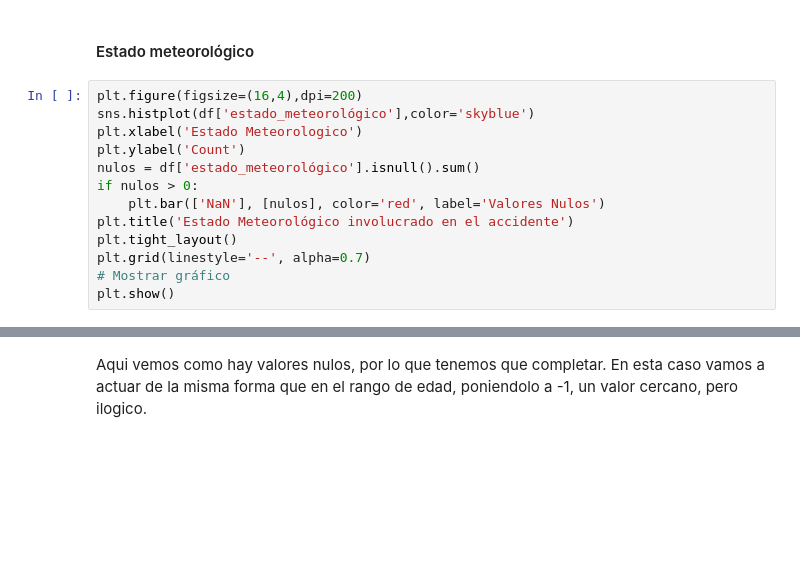
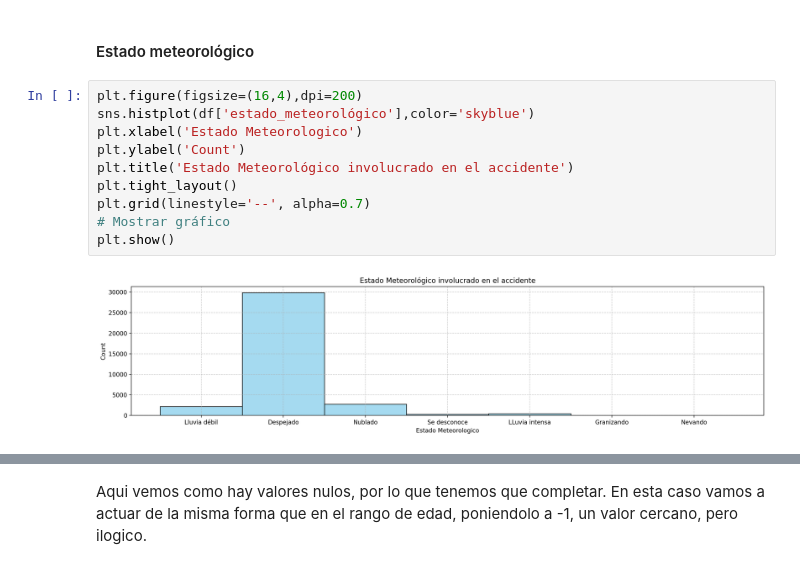
Before and after one commit to AndreesBenitoo/Practica_noSupervisado_Andres_Pedro, a Jupyter notebook: 1_jerarquico.ipynb, the cells around one changed output, grey strips where cells are left out. Drawn from its saved outputs; the diff is of its cells as text; blank space fills up the shorter version.

```diff
--- a/1_jerarquico.ipynb
+++ b/1_jerarquico.ipynb
@@ -362,15 +503,14 @@ Explicación: Para simplificar y transformar esta columna, debido a que estaba d
 # %%
 plt.figure(figsize=(16,4),dpi=200)
 sns.histplot(df['estado_meteorológico'],color='skyblue')
 plt.xlabel('Estado Meteorologico')
 plt.ylabel('Count')
-nulos = df['estado_meteorológico'].isnull().sum()
-if nulos > 0:
-    plt.bar(['NaN'], [nulos], color='red', label='Valores Nulos')
 plt.title('Estado Meteorológico involucrado en el accidente')
 plt.tight_layout()
 plt.grid(linestyle='--', alpha=0.7)
 # Mostrar gráfico
 plt.show()
+# %% [output]
+[figure, added]
 # %%
 df['estado_meteorológico'].isnull().sum()
```
Also changed, not shown: parts of 104 cells of this notebook.
